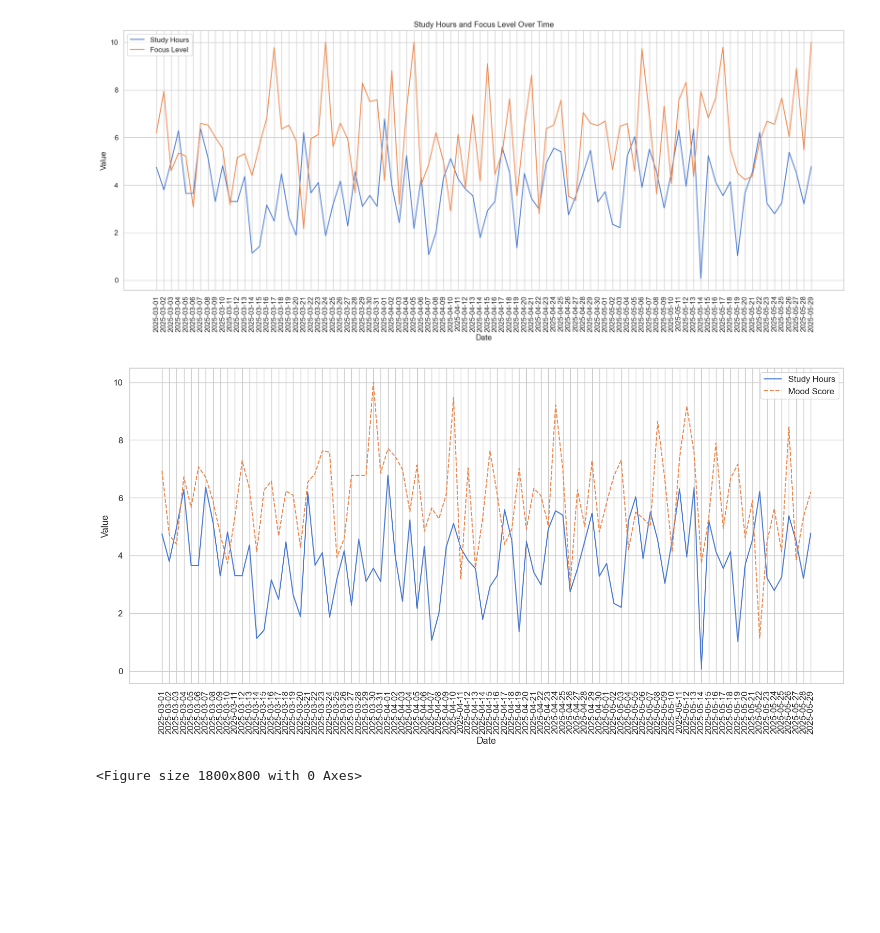
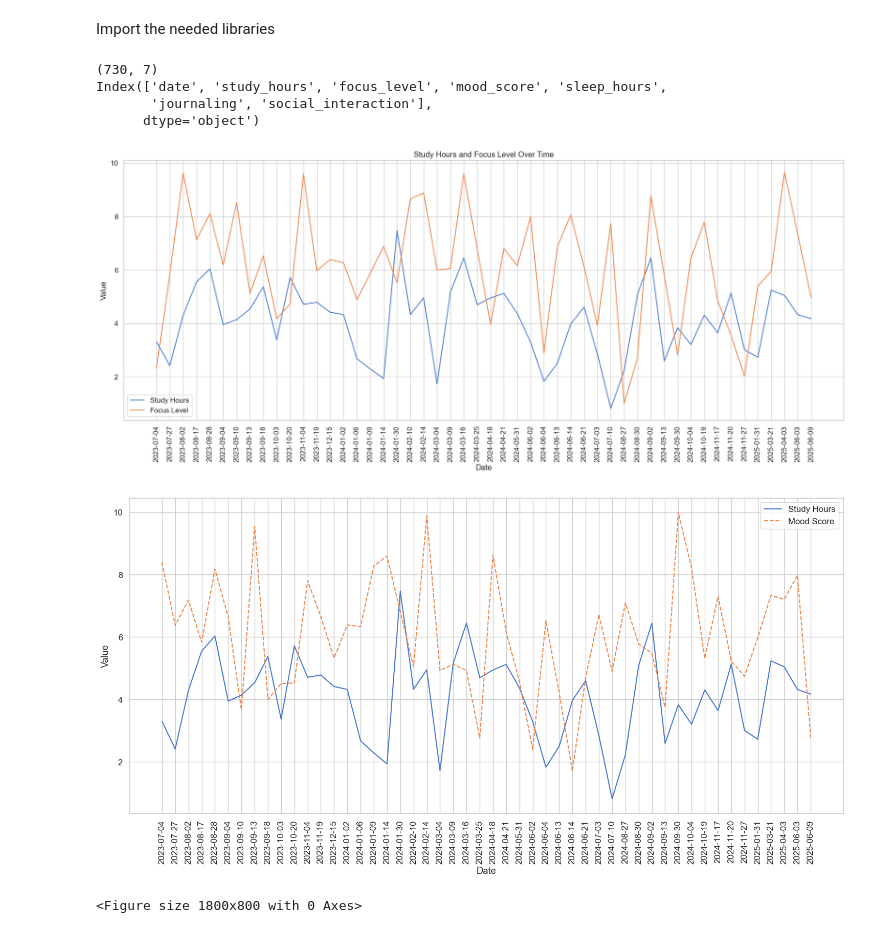
Before and after one commit to CreativePatterns/StudyFlow-AI, a Jupyter notebook: StudyFlow-AI.ipynb, the cells around one changed output. Cells and saved outputs as stored; diff of their text form; code cells hidden in the pictures; blank space fills up the shorter version.

```diff
--- a/StudyFlow-AI.ipynb
+++ b/StudyFlow-AI.ipynb
@@ -1 +1,3 @@
+# %% [markdown]
+Import the needed libraries
 # %%
@@ -6,23 +13,34 @@ import seaborn as sns
 # %%
-study_data = pd.read_csv("studyflow_dummy_dataset.csv")
+study_data = pd.read_csv("study_focus.csv")
+
+print(study_data.shape)
+print(study_data.columns)
+# %% [output]
+(730, 7)
+Index(['date', 'study_hours', 'focus_level', 'mood_score', 'sleep_hours',
+       'journaling', 'social_interaction'],
+      dtype='object')
 # %%
+data_sample = study_data.sample(n= 50, random_state = 42)
+data_sample = data_sample.sort_values(by = ['date'])
+
 sns.set_theme(style="whitegrid", palette="muted", font_scale=1.1)
 plt.figure(figsize=(18, 8))
-sns.lineplot(x="date", y="study_hours", data=study_data, label="Study Hours")
-sns.lineplot(x="date", y="focus_level", data=study_data, label="Focus Level")
+sns.lineplot(x="date", y="study_hours", data=data_sample, label="Study Hours")
+sns.lineplot(x="date", y="focus_level", data=data_sample, label="Focus Level")
 plt.title("Study Hours and Focus Level Over Time")
 plt.xlabel("Date")
 plt.ylabel("Value")
 plt.legend()
 plt.xticks(rotation=90)
 plt.tight_layout()
 plt.show()
 # %% [output]
-[figure, old version]
+[figure, new version]
 # %%
 plt.figure(figsize=(18, 8))
-sns.lineplot(x="date", y="study_hours", data=study_data, label="Study Hours")
-sns.lineplot(x="date", y="mood_score", data=study_data, label="Mood Score", linestyle="--")
+sns.lineplot(x="date", y="study_hours", data=data_sample, label="Study Hours")
+sns.lineplot(x="date", y="mood_score", data=data_sample, label="Mood Score", linestyle="--")
 plt.xlabel("Date")
 plt.ylabel("Value")
 plt.legend()
@@ -31,6 +49,6 @@ plt.figure(figsize=(18, 8))
 plt.tight_layout()
 plt.show()
 # %% [output]
-[figure, old version]
+[figure, new version]
 <Figure size 1800x800 with 0 Axes>
 # %%
```
Also changed, not shown: parts of 7 cells of this notebook, 2 other files.
